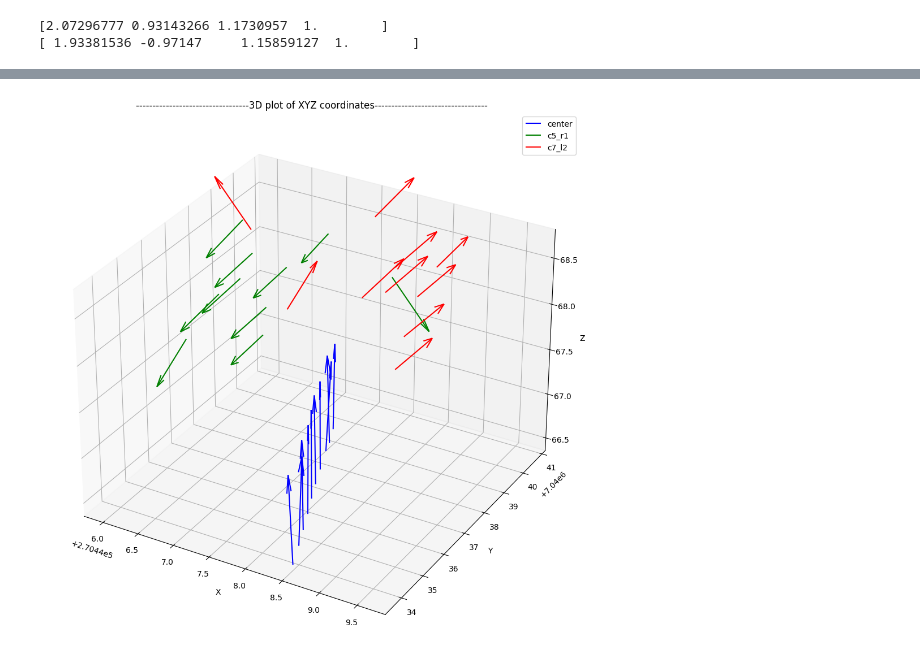
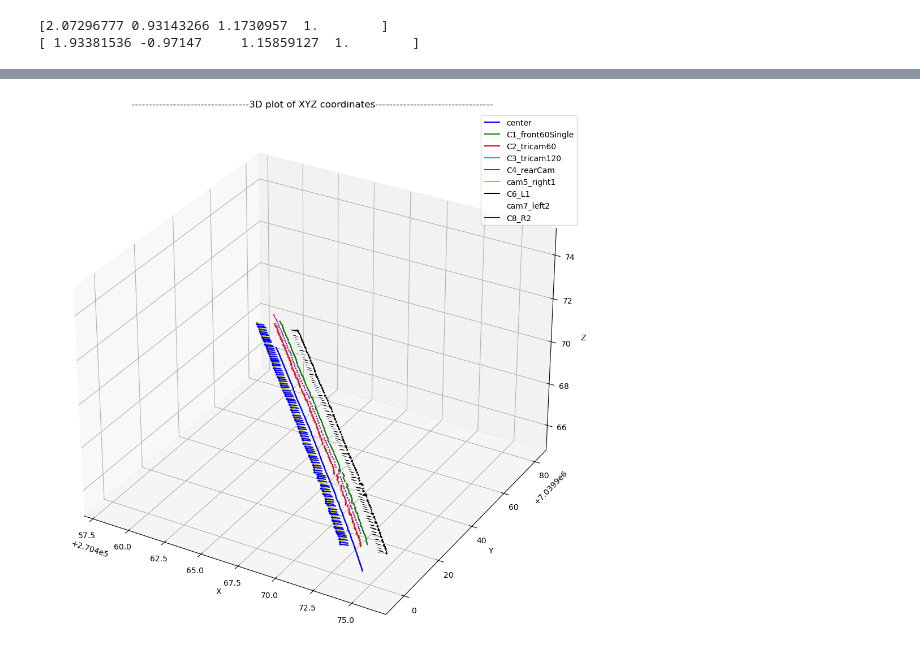
Before and after one commit to tdl1304/naplab-to-nerfstudio, a Jupyter notebook: converter.ipynb, the cells around one changed output, grey strips where cells are left out. Saved outputs shown, nothing was run; the diff lists cells and outputs as text; code cells hidden in the pictures.

```diff
--- a/converter.ipynb
+++ b/converter.ipynb
@@ -51,5 +49,5 @@ Max error: 7046232.469341042
 # %%
-max_index = 10
+max_index = 30
 
 gps_left = [frame.left_point for frame in data]
 gps_right = [frame.right_point for frame in data]
@@ -58,10 +56,18 @@ center = [frame.center for frame in data[:max_index]]
 cam1_pos = [c5_r1.get_camera_position(frame) for frame in data[:max_index]]
 cam2_pos = [c7_l2.get_camera_position(frame) for frame in data[:max_index]]
 
-print(data[3].get_rotation_matrix())
+cam_positions = []
+for camera in cameraList:
+    cam_positions.append([camera.get_camera_position(frame) for frame in data[:max_index]])
 
-#plot_coordinates([center[:max_index], gps_left[:max_index], gps_right[:max_index], cam1_pos, cam2_pos],
-#        labels=["center", "gps_left", "gps_right", c5_r1.decription, c7_l2.decription], figsize=(7, 7), is3D=False)
-plot_coordinates([center[:max_index], gps_left[:max_index], gps_right[:max_index]],
-        labels=["center", "gps_left", "gps_right"], figsize=(7, 7), is3D=False)
+#cam_positions = [camera.get_camera_position(frame) for frame in data[:max_index] for camera in cameraList]
+#print(cam_positions[0])
+cam_labels = [camera.description for camera in cameraList]
+
+plot_coordinates([center[:max_index], gps_left[:max_index], gps_right[:max_index], *cam_positions],
+        labels=["center", "gps_left", "gps_right", *cam_labels], figsize=(7, 7), is3D=True)
+#plot_coordinates([center[:max_index], gps_left[:max_index], gps_right[:max_index]],
+#        labels=["center", "gps_left", "gps_right"], figsize=(7, 7), is3D=False)
+#plot_coordinates([center[:max_index], gps_left[:max_index], gps_right[:max_index]],
+#        labels=["center", "gps_left", "gps_right"], figsize=(7, 7), is3D=False)
 # %% [output]
@@ -73,12 +75,31 @@ plot_coordinates([center[:max_index], gps_left[:max_index], gps_right[:max_index
 # %%
-max_index = 10
-cardir = [frame.get_rotation_matrix() @ np.array([1,0,0,1]) for frame in data][:max_index]
-dir1 = [c5_r1.get_camera_direction_vector(frame) for frame in data][:max_index]
-dir2 = [c7_l2.get_camera_direction_vector(frame) for frame in data][:max_index]
+min_index = 0
+max_index = 100
+center = [frame.center for frame in data[min_index:max_index]]
+cardir = [frame.get_rotation_matrix() @ np.array([1,0,0,1]) for frame in data][min_index:max_index]
+cardir2 = [frame.forward for frame in data][min_index:max_index]
+carup = [frame.up for frame in data[min_index:max_index]]
+dir1 = [c5_r1.get_camera_direction_vector(frame) for frame in data][min_index:max_index]
+dir2 = [c7_l2.get_camera_direction_vector(frame) for frame in data][min_index:max_index]
 
-directions = [cardir, dir1, dir2]
-positions = [center[:max_index], cam1_pos[:max_index], cam2_pos[:max_index]]
-labels = ["center", "c5_r1", "c7_l2"]
+cam_dirs = []
+for camera in cameraList:
+    cam_dirs.append([camera.get_camera_direction_vector(frame) for frame in data[min_index:max_index]])
+
+cam_positions = []
+for camera in cameraList:
+    cam_positions.append([camera.get_camera_position(frame) for frame in data[min_index:max_index]])
+
+cam_labels = [camera.description for camera in cameraList]
+
+cam1_pos = [c5_r1.get_camera_position(frame) for frame in data[min_index:max_index]]
+cam2_pos = [c7_l2.get_camera_position(frame) for frame in data[min_index:max_index]]
+
+directions = [cardir, *cam_dirs]
+#directions = [cardir, carup]
+positions = [center, *cam_positions]
+#positions = [center, center]
+labels = ["center", *cam_labels]
 plot_directions(positions, directions, labels, figsize=(10, 10), is3D=True)
 # %% [output]
-[figure, old version]
+[figure, new version]
```
Also changed, not shown: parts of 4 cells of this notebook, 3 other files.
